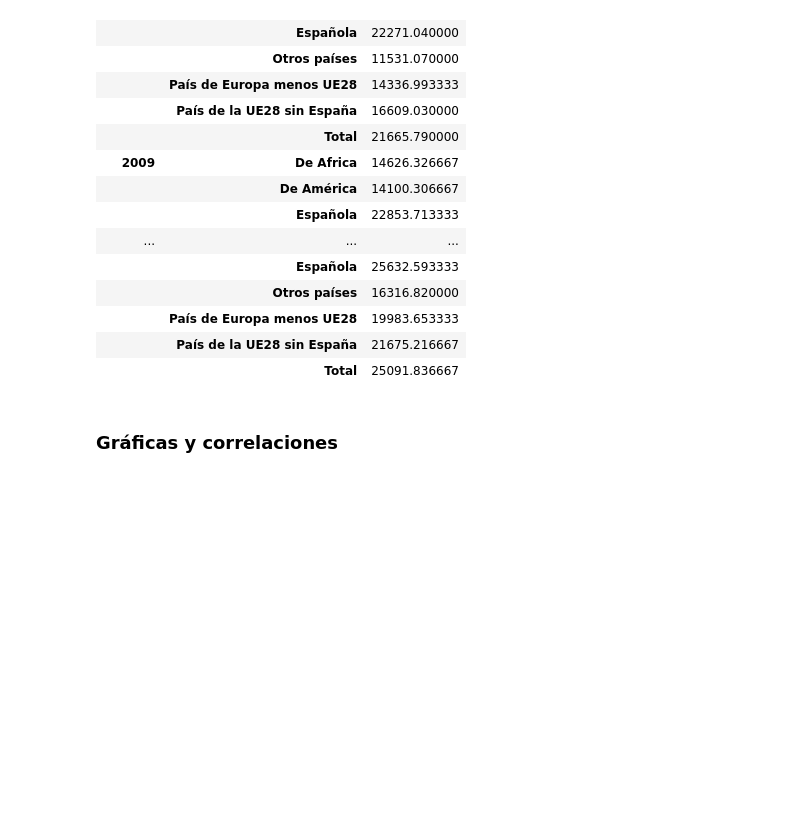
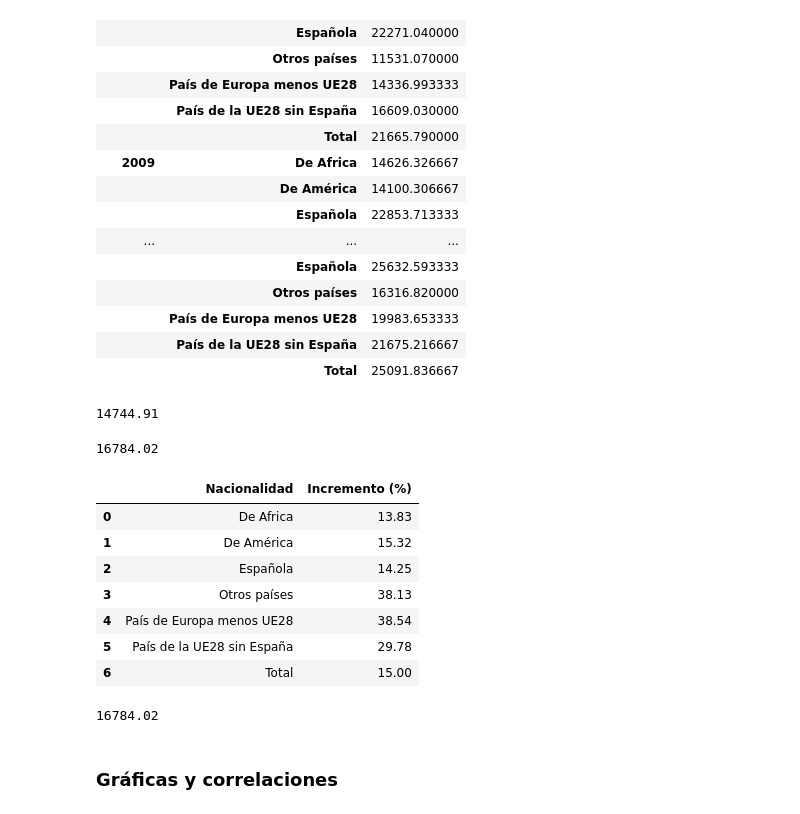
Before and after one commit to JaredR33/EDA, a Jupyter notebook: notebooks/EDA2.ipynb, the cells around one changed output. Saved outputs shown, nothing was run; the diff lists cells and outputs as text; code cells hidden in the pictures; blank space fills up the shorter version.

```diff
--- a/notebooks/EDA2.ipynb
+++ b/notebooks/EDA2.ipynb
@@ -176,3 +176,12 @@ df_ganancias_sexoNacionalidad.groupby(['Periodo','Nacionalidad']).mean()
 |  | País de Europa menos UE28 | 19983.653333 |
 |  | País de la UE28 sin España | 21675.216667 |
 |  | Total | 25091.836667 |
+# %%
+#columna por el porcentaje de subida de salarios
+(both_genders_nac_grouped[both_genders_nac_grouped['Nacionalidad'] == 'De Africa']['Total'][0])
+# %% [output]
+14744.91
+# %%
+((both_genders_nac_grouped[both_genders_nac_grouped['Nacionalidad'] == 'De Africa']['Total'][(int(len(both_genders_nac_grouped[both_genders_nac_grouped['Nacionalidad'] == 'De Africa'])- 1))]) / ((both_genders_nac_grouped[both_genders_nac_grouped['Nacionalidad'] == 'De Africa']['Total'][0]) / both_genders_nac_grouped[both_genders_nac_grouped['Nacionalidad'] == 'De Africa']['Total'][0]))
+# %% [output]
+16784.02
@@ -179,3 +204,30 @@ df_ganancias_sexoNacionalidad.groupby(['Periodo','Nacionalidad']).mean()
+# %%
+
+nacionalidades = []
+incrementos = []
+for nacionalidad in both_genders_nac_grouped['Nacionalidad'].unique():
+    v_i = both_genders_nac_grouped[both_genders_nac_grouped['Nacionalidad'] == nacionalidad ]['Total'].iloc[0]
+    v_f = both_genders_nac_grouped[both_genders_nac_grouped['Nacionalidad'] == nacionalidad ]['Total'].iloc[12]
+    nacionalidades.append(nacionalidad)
+    incremento = round((v_f - v_i) / v_i * 100, 2)
+    incrementos.append(incremento)
+dic = {'Nacionalidad' : nacionalidades, 'Incremento (%)' : incrementos}
+dic_incremento = dict(zip(nacionalidades, incrementos))
+df_incrementos = pd.DataFrame.from_dict(dic)
+df_incrementos
+# %% [output]
+|  | Nacionalidad | Incremento (%) |
+| 0 | De Africa | 13.83 |
+| 1 | De América | 15.32 |
+| 2 | Española | 14.25 |
+| 3 | Otros países | 38.13 |
+| 4 | País de Europa menos UE28 | 38.54 |
+| 5 | País de la UE28 sin España | 29.78 |
+| 6 | Total | 15.00 |
+# %%
+both_genders_nac_grouped[both_genders_nac_grouped['Nacionalidad'] == 'De Africa']['Total'][(int(len(both_genders_nac_grouped[both_genders_nac_grouped['Nacionalidad'] == 'De Africa'])- 1))]
+# %% [output]
+16784.02
 # %% [markdown]
 ### Gráficas y correlaciones ###
 # %%
```
Also changed, not shown: parts of 5 cells of this notebook.
